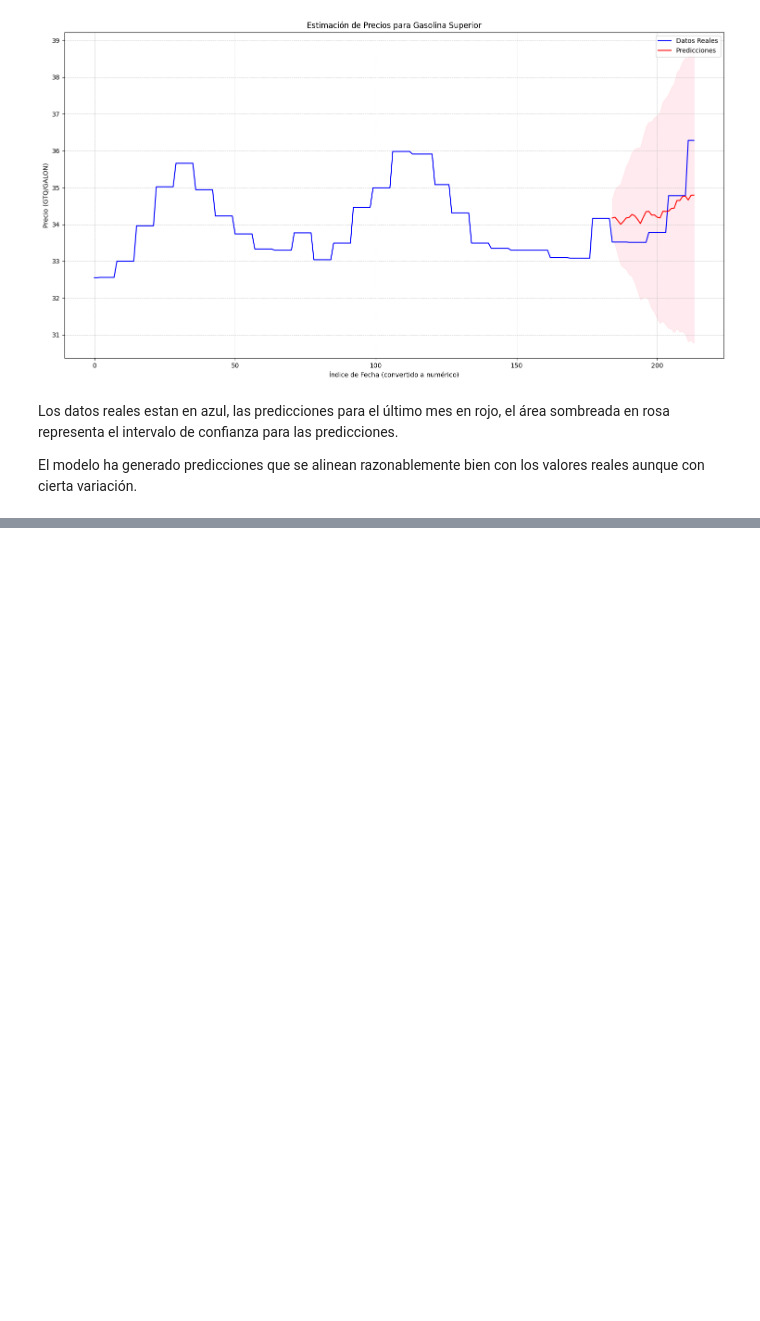
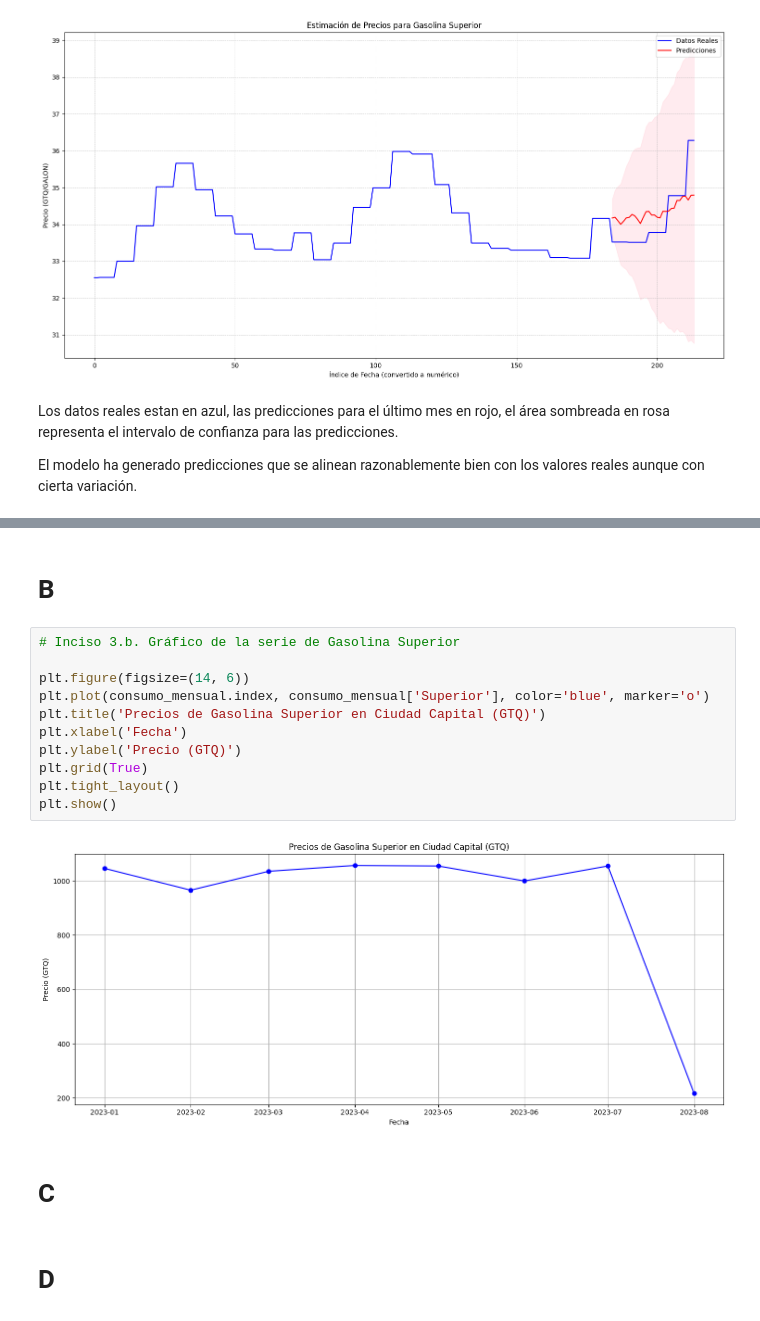
Before and after one commit to guzmanalejandra/Laboratorio2-DS, a Jupyter notebook: main.ipynb, the cells around one changed output, grey strips where cells are left out. Drawn from its saved outputs; the diff is of its cells as text; blank space fills up the shorter version.

```diff
--- a/main.ipynb
+++ b/main.ipynb
@@ -457,0 +543,19 @@ El modelo ha generado predicciones que se alinean razonablemente bien con los va
+# %% [markdown]
+# B
+# %%
+# Inciso 3.b. Gráfico de la serie de Gasolina Superior
+
+plt.figure(figsize=(14, 6))
+plt.plot(consumo_mensual.index, consumo_mensual['Superior'], color='blue', marker='o')
+plt.title('Precios de Gasolina Superior en Ciudad Capital (GTQ)')
+plt.xlabel('Fecha')
+plt.ylabel('Precio (GTQ)')
+plt.grid(True)
+plt.tight_layout()
+plt.show()
+# %% [output]
+[figure, added]
+# %% [markdown]
+# C
+# %% [markdown]
+# D
```
Also changed, not shown: parts of 20 cells of this notebook.
